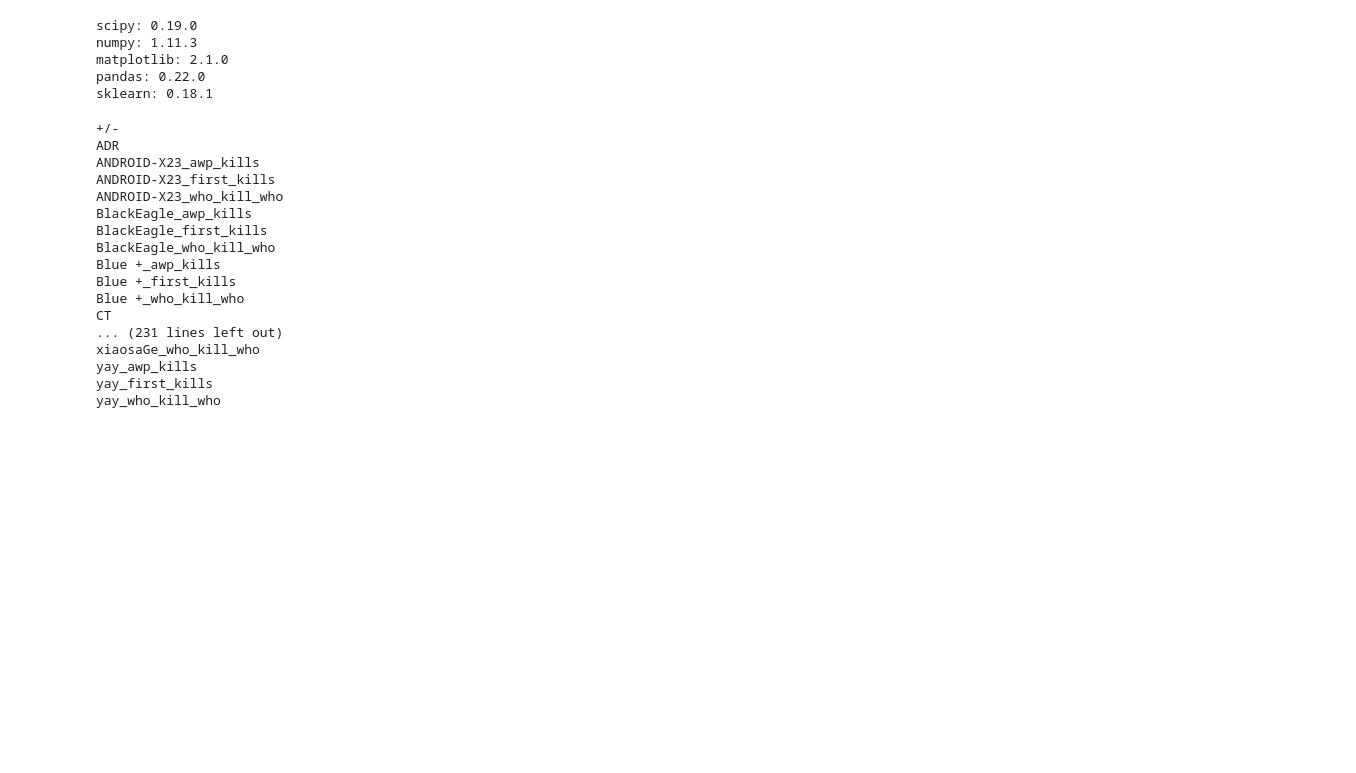
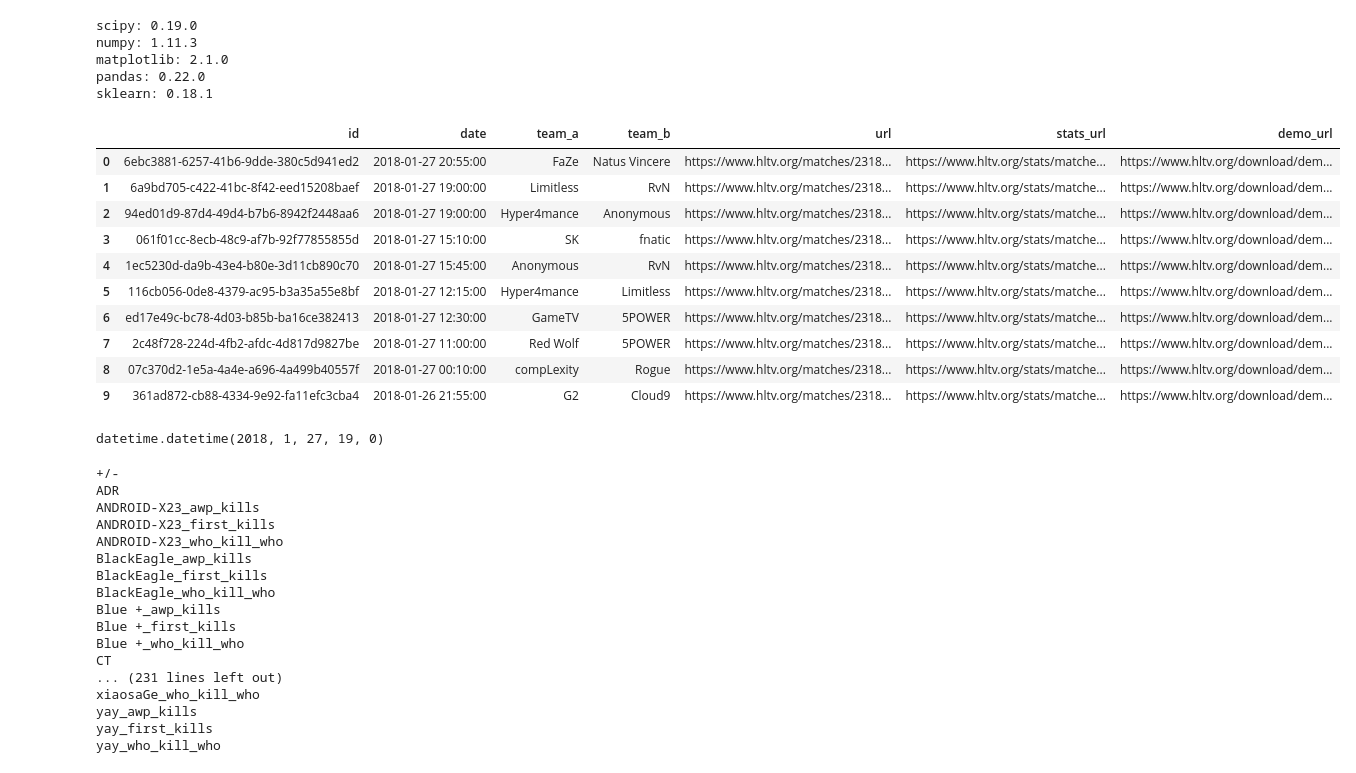
Before and after one commit to mck619/CS_project, a Jupyter notebook: notebooks/John Predicting Wins.ipynb, the cells around one changed output. Saved outputs shown, nothing was run; the diff lists cells and outputs as text; code cells hidden in the pictures; blank space fills up the shorter version.

```diff
--- a/notebooks/John Predicting Wins.ipynb
+++ b/notebooks/John Predicting Wins.ipynb
@@ -72,4 +73,22 @@ with open('../cspython/test.pkl', 'rb') as f:
 # %%
 big_data = process_scrapped(d)
 overview, big_data = big_data
+# %%
+overview
+# %% [output]
+|  | id | date | team_a | team_b | url | stats_url | demo_url |
+| 0 | 6ebc3881-6257-41b6-9dde-380c5d941ed2 | 2018-01-27 20:55:00 | FaZe | Natus Vincere | https://www.hltv.org/matches/2318... | https://www.hltv.org/stats/matche... | https://www.hltv.org/download/dem... |
+| 1 | 6a9bd705-c422-41bc-8f42-eed15208baef | 2018-01-27 19:00:00 | Limitless | RvN | https://www.hltv.org/matches/2318... | https://www.hltv.org/stats/matche... | https://www.hltv.org/download/dem... |
+| 2 | 94ed01d9-87d4-49d4-b7b6-8942f2448aa6 | 2018-01-27 19:00:00 | Hyper4mance | Anonymous | https://www.hltv.org/matches/2318... | https://www.hltv.org/stats/matche... | https://www.hltv.org/download/dem... |
+| 3 | 061f01cc-8ecb-48c9-af7b-92f77855855d | 2018-01-27 15:10:00 | SK | fnatic | https://www.hltv.org/matches/2318... | https://www.hltv.org/stats/matche... | https://www.hltv.org/download/dem... |
+| 4 | 1ec5230d-da9b-43e4-b80e-3d11cb890c70 | 2018-01-27 15:45:00 | Anonymous | RvN | https://www.hltv.org/matches/2318... | https://www.hltv.org/stats/matche... | https://www.hltv.org/download/dem... |
+| 5 | 116cb056-0de8-4379-ac95-b3a35a55e8bf | 2018-01-27 12:15:00 | Hyper4mance | Limitless | https://www.hltv.org/matches/2318... | https://www.hltv.org/stats/matche... | https://www.hltv.org/download/dem... |
+| 6 | ed17e49c-bc78-4d03-b85b-ba16ce382413 | 2018-01-27 12:30:00 | GameTV | 5POWER | https://www.hltv.org/matches/2318... | https://www.hltv.org/stats/matche... | https://www.hltv.org/download/dem... |
+| 7 | 2c48f728-224d-4fb2-afdc-4d817d9827be | 2018-01-27 11:00:00 | Red Wolf | 5POWER | https://www.hltv.org/matches/2318... | https://www.hltv.org/stats/matche... | https://www.hltv.org/download/dem... |
+| 8 | 07c370d2-1e5a-4a4e-a696-4a499b40557f | 2018-01-27 00:10:00 | compLexity | Rogue | https://www.hltv.org/matches/2318... | https://www.hltv.org/stats/matche... | https://www.hltv.org/download/dem... |
+| 9 | 361ad872-cb88-4334-9e92-fa11efc3cba4 | 2018-01-26 21:55:00 | G2 | Cloud9 | https://www.hltv.org/matches/2318... | https://www.hltv.org/stats/matche... | https://www.hltv.org/download/dem... |
+# %%
+overview.loc[1, 'date']
+# %% [output]
+datetime.datetime(2018, 1, 27, 19, 0)
 # %%
```
Also changed, not shown: parts of 21 cells of this notebook.
